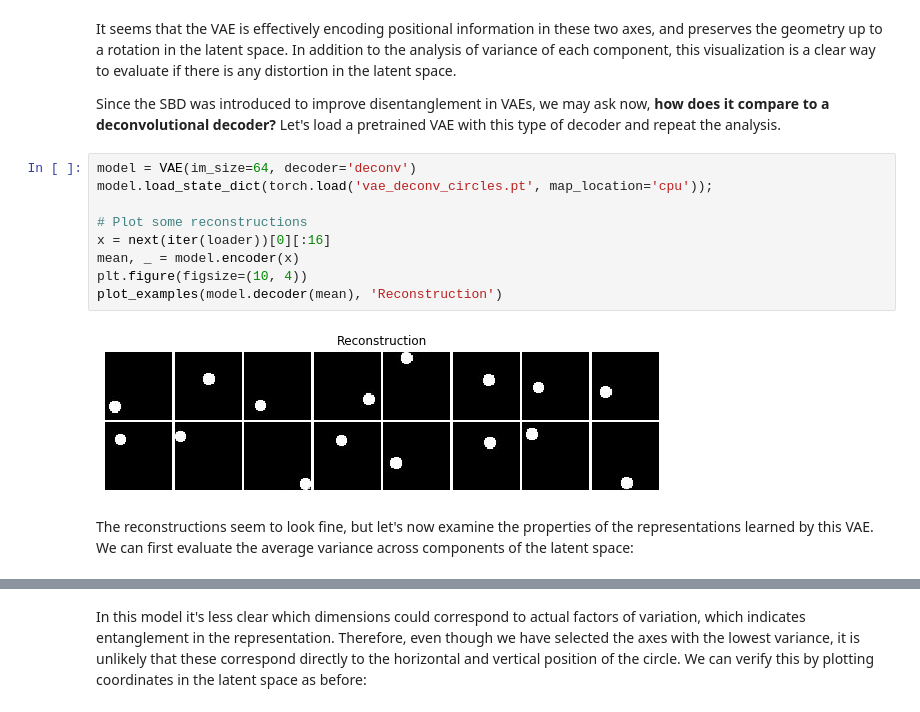
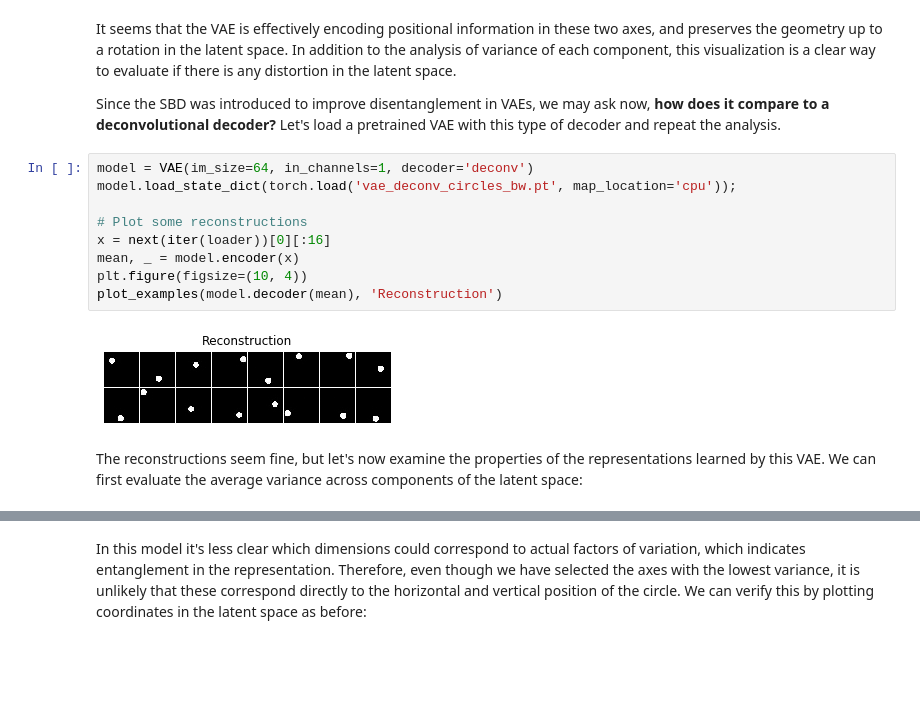
Before and after one commit to dfdazac/monet, a Jupyter notebook: notebooks/01-sbd.ipynb, the cells around one changed output, grey strips where cells are left out. Drawn from its saved outputs; the diff is of its cells as text; blank space fills up the shorter version.

```diff
--- a/notebooks/01-sbd.ipynb
+++ b/notebooks/01-sbd.ipynb
@@ -204,18 +203,18 @@ It seems that the VAE is effectively encoding positional information in these tw
 
 Since the SBD was introduced to improve disentanglement in VAEs, we may ask now, **how does it compare to a deconvolutional decoder?** Let's load a pretrained VAE with this type of decoder and repeat the analysis.
 # %%
-model = VAE(im_size=64, decoder='deconv')
-model.load_state_dict(torch.load('vae_deconv_circles.pt', map_location='cpu'));
+model = VAE(im_size=64, in_channels=1, decoder='deconv')
+model.load_state_dict(torch.load('vae_deconv_circles_bw.pt', map_location='cpu'));
 
 # Plot some reconstructions
 x = next(iter(loader))[0][:16]
 mean, _ = model.encoder(x)
 plt.figure(figsize=(10, 4))
 plot_examples(model.decoder(mean), 'Reconstruction')
 # %% [output]
-[figure, old version]
+[figure, new version]
 # %% [markdown]
-The reconstructions seem to look fine, but let's now examine the properties of the representations learned by this VAE. We can first evaluate the average variance across components of the latent space:
+The reconstructions seem fine, but let's now examine the properties of the representations learned by this VAE. We can first evaluate the average variance across components of the latent space:
 # %%
 avg_var = get_avg_variance(model)
 x_latent, y_latent = get_smallest_pair(avg_var)
```
Also changed, not shown: parts of 9 cells of this notebook.
